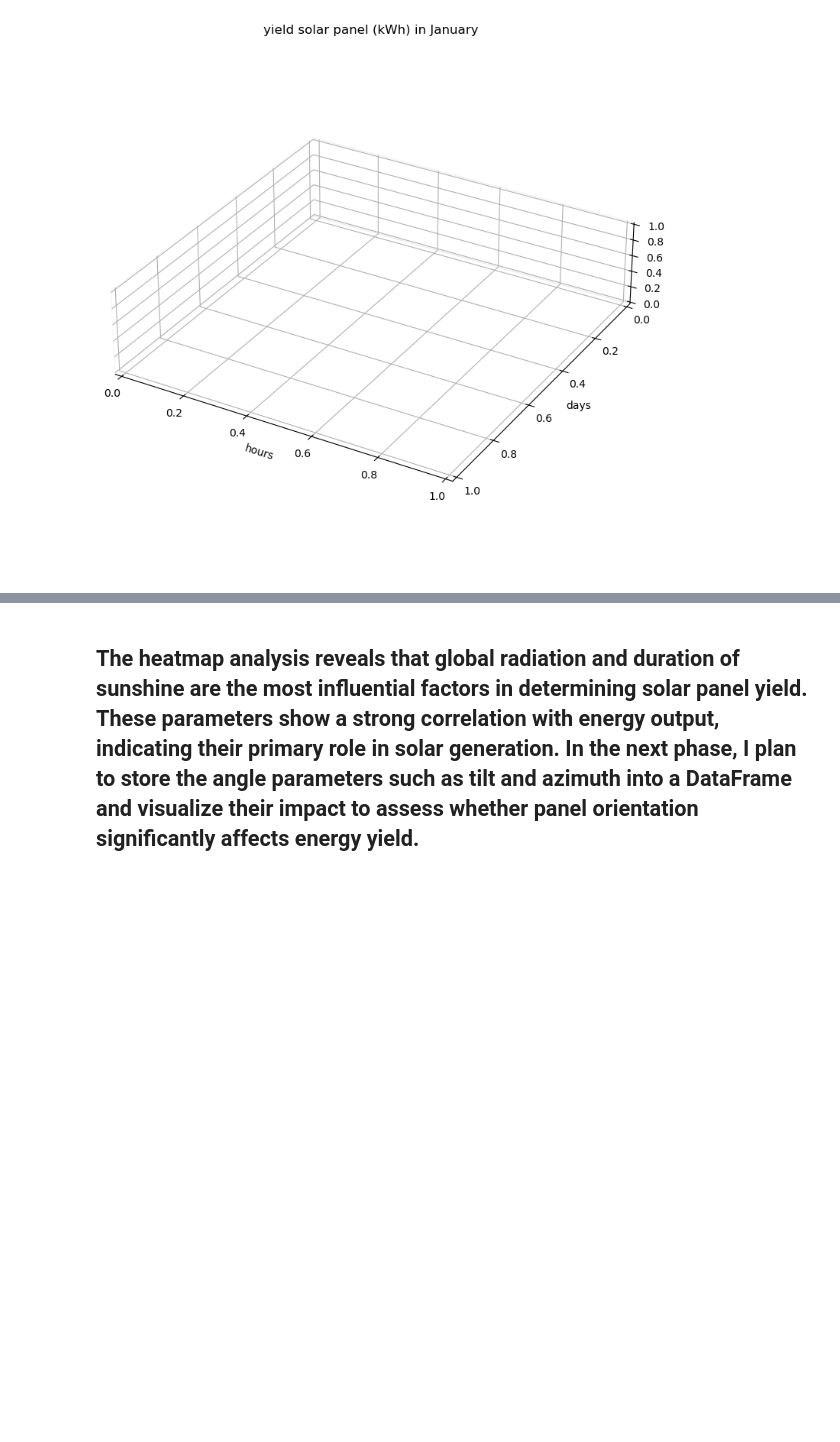
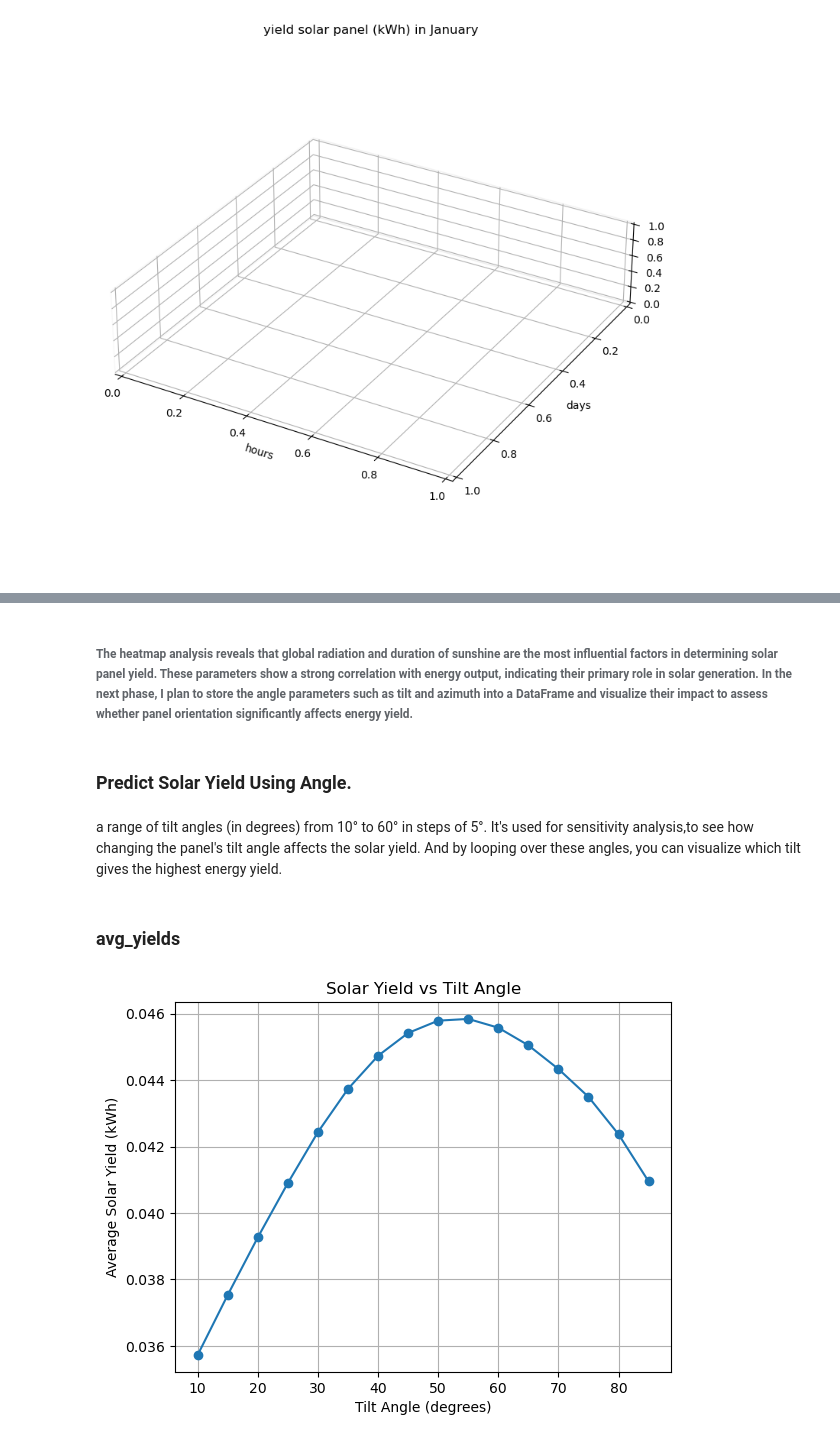
Before and after one commit to SoleilUmwiza92/Solar-Panel-Project, a Jupyter notebook: Energy/MathematicalModel.ipynb, the cells around one changed output, grey strips where cells are left out. Saved outputs shown, nothing was run; the diff lists cells and outputs as text; code cells hidden in the pictures; blank space fills up the shorter version.

```diff
--- a/Energy/MathematicalModel.ipynb
+++ b/Energy/MathematicalModel.ipynb
@@ -292,2 +323,4 @@ heatmap.set_title('Correlation Heatmap of Solar Parameters and Energy Yield', fo
-# %% [markdown]
-## The heatmap analysis reveals that global radiation and duration of sunshine are the most influential factors in determining solar panel yield. These parameters show a strong correlation with energy output, indicating their primary role in solar generation. In the next phase, I plan to store the angle parameters such as tilt and azimuth into a DataFrame and visualize their impact to assess whether panel orientation significantly affects energy yield.
+# %% [markdown]
+###### The heatmap analysis reveals that global radiation and duration of sunshine are the most influential factors in determining solar panel yield. These parameters show a strong correlation with energy output, indicating their primary role in solar generation. In the next phase, I plan to store the angle parameters such as tilt and azimuth into a DataFrame and visualize their impact to assess whether panel orientation significantly affects energy yield.
+# %% [markdown]
+### Predict Solar Yield Using Angle.
@@ -293,0 +355,44 @@ heatmap.set_title('Correlation Heatmap of Solar Parameters and Energy Yield', fo
+# %%
+# Physical constants
+area_of_solar_panel = 2.45
+efficiency_solar_panel = 0.20
+number_of_solar_panels = 2
+
+# Convert to kWh
+df['solar_yield_kWh'] = (
+    G_module * area_of_solar_panel * efficiency_solar_panel * number_of_solar_panels
+) / (1e3 * 3600)
+# %% [markdown]
+ a range of tilt angles (in degrees) from 10° to 60° in steps of 5°. It's used for sensitivity analysis,to see how changing the panel's tilt angle affects the solar yield. And by looping over these angles, you can visualize which tilt gives the highest energy yield.
+# %%
+angles_deg = np.arange(10, 90, 5)+
+avg_yields = []
+
+for angle in angles_deg:
+    poa_temp = irradiance.get_total_irradiance(
+        surface_tilt=angle,
+        surface_azimuth=np.rad2deg(az_M),
+        solar_zenith=solpos.zenith,
+        solar_azimuth=solpos.azimuth,
+        dni=dni, ghi=ghi, dhi=dhi,
+        model='isotropic',
+        surface_type='sea'
+    )
+    G_temp = poa_temp['poa_global'].values
+    yield_kWh = (
+        G_temp * area_of_solar_panel * efficiency_solar_panel * number_of_solar_panels
+    ) / (1e3 * 3600)
+    avg_yields.append(yield_kWh.mean())
+# %% [markdown]
+### avg_yields
+# %%
+# Plot results
+import matplotlib.pyplot as plt
+plt.plot(angles_deg, avg_yields, marker='o')
+plt.xlabel('Tilt Angle (degrees)')
+plt.ylabel('Average Solar Yield (kWh)')
+plt.title('Solar Yield vs Tilt Angle')
+plt.grid(True)
+plt.show()
+# %% [output]
+[figure, added]
```
Also changed, not shown: parts of 26 cells of this notebook, 1 other file.
